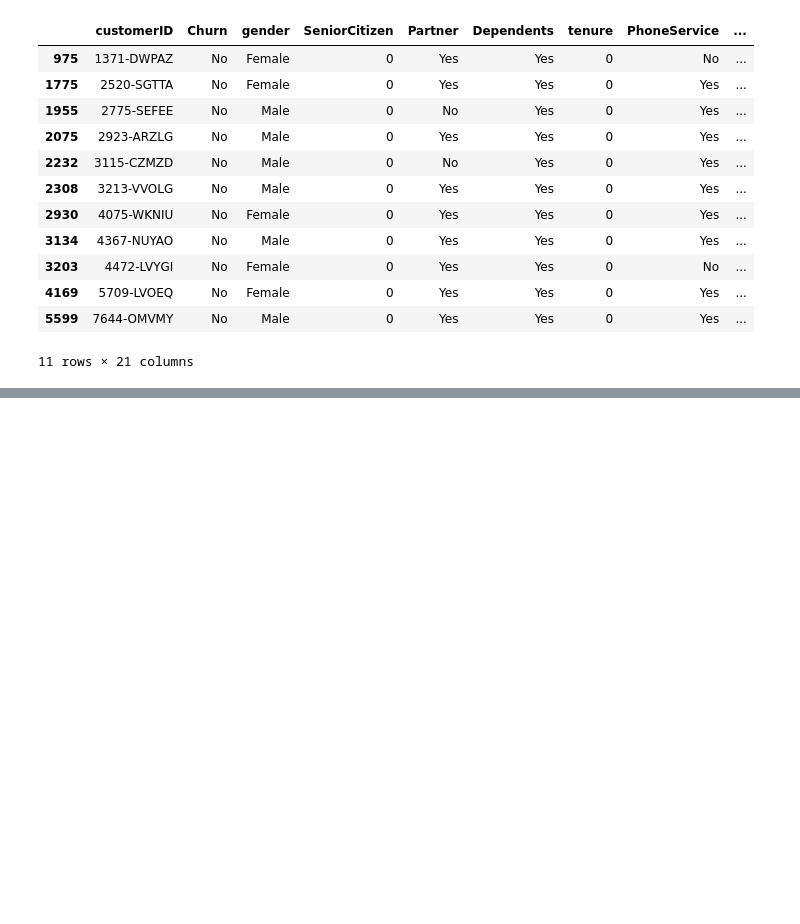
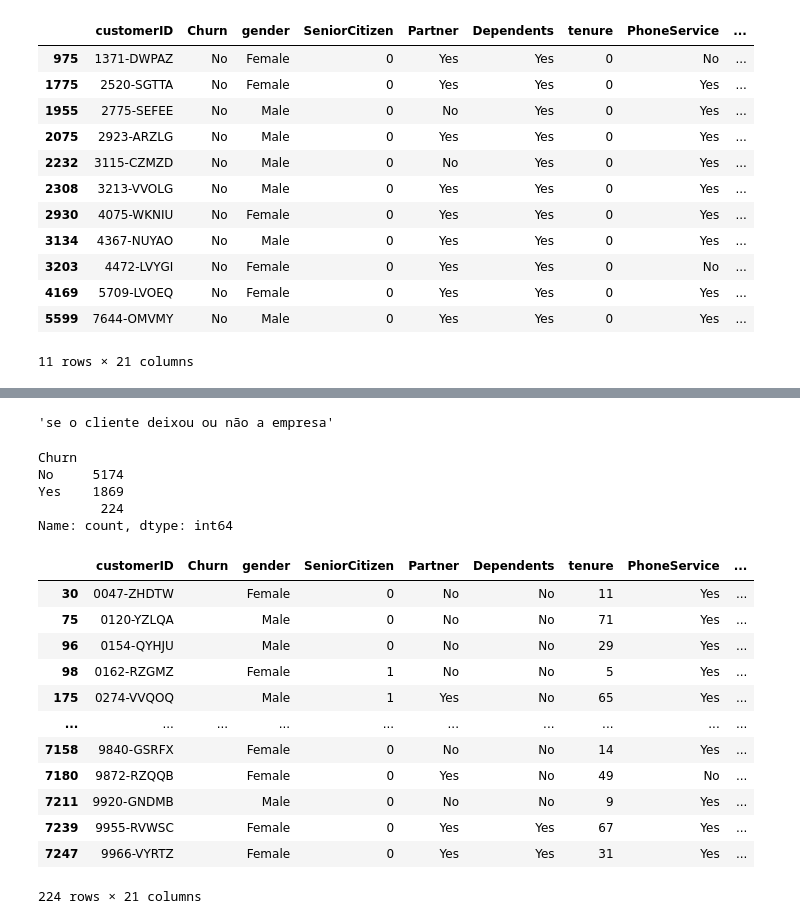
Before and after one commit to JhonCostaDev/Challenge_Telecom_X__Analise_de_evasao_de_clientes, a Jupyter notebook: telecom_X.ipynb, the cells around one changed output, grey strips where cells are left out. Saved outputs shown, nothing was run; the diff lists cells and outputs as text; code cells hidden in the pictures; blank space fills up the shorter version.

Commit message:
alterar tipos

```diff
--- a/telecom_X.ipynb
+++ b/telecom_X.ipynb
@@ -291,0 +248,7 @@ Name: count, dtype: int64
+# %%
+# Atribuindo o valor zero a todas as strings vazias
+
+# Criei uma lista com todos os indices que tem uma string vazia no df
+empty_string = df[df['Charges.Total'].apply(pd.to_numeric, errors='coerce').isna()].index.tolist()
+
+empty_string
@@ -291,0 +257,3 @@ Name: count, dtype: int64
+# %%
+# Usando o .loc com a lista como mascara para localizar e substituir as strings vazias por zero
+df.loc[empty_string, 'Charges.Total'] = 0
@@ -291,0 +279,3 @@ Name: count, dtype: int64
+# %%
+# Mudando o tipo da coluna para float
+df['Charges.Total'] = df['Charges.Total'].astype(np.float64)
@@ -291,0 +405,29 @@ Name: count, dtype: int64
+# %%
+dict_data.get('Churn')
+# %% [output]
+'se o cliente deixou ou não a empresa'
+# %%
+df['Churn'].value_counts()
+# %% [output]
+Churn
+No     5174
+Yes    1869
+        224
+Name: count, dtype: int64
+# %%
+# Exibindo as linhas e analisando os dados
+df[df['Churn']=='']
+# %% [output]
+|  | customerID | Churn | gender | SeniorCitizen | Partner | Dependents | tenure | PhoneService | ... |
+| 30 | 0047-ZHDTW |  | Female | 0 | No | No | 11 | Yes | ... |
+| 75 | 0120-YZLQA |  | Male | 0 | No | No | 71 | Yes | ... |
+| 96 | 0154-QYHJU |  | Male | 0 | No | No | 29 | Yes | ... |
+| 98 | 0162-RZGMZ |  | Female | 1 | No | No | 5 | Yes | ... |
+| 175 | 0274-VVQOQ |  | Male | 1 | Yes | No | 65 | Yes | ... |
+| ... | ... | ... | ... | ... | ... | ... | ... | ... | ... |
+| 7158 | 9840-GSRFX |  | Female | 0 | No | No | 14 | Yes | ... |
+| 7180 | 9872-RZQQB |  | Female | 0 | Yes | No | 49 | No | ... |
+| 7211 | 9920-GNDMB |  | Male | 0 | No | No | 9 | Yes | ... |
+| 7239 | 9955-RVWSC |  | Female | 0 | Yes | Yes | 67 | Yes | ... |
+| 7247 | 9966-VYRTZ |  | Female | 0 | Yes | Yes | 31 | Yes | ... |
+224 rows × 21 columns
```
Also changed, not shown: parts of 53 cells of this notebook.
